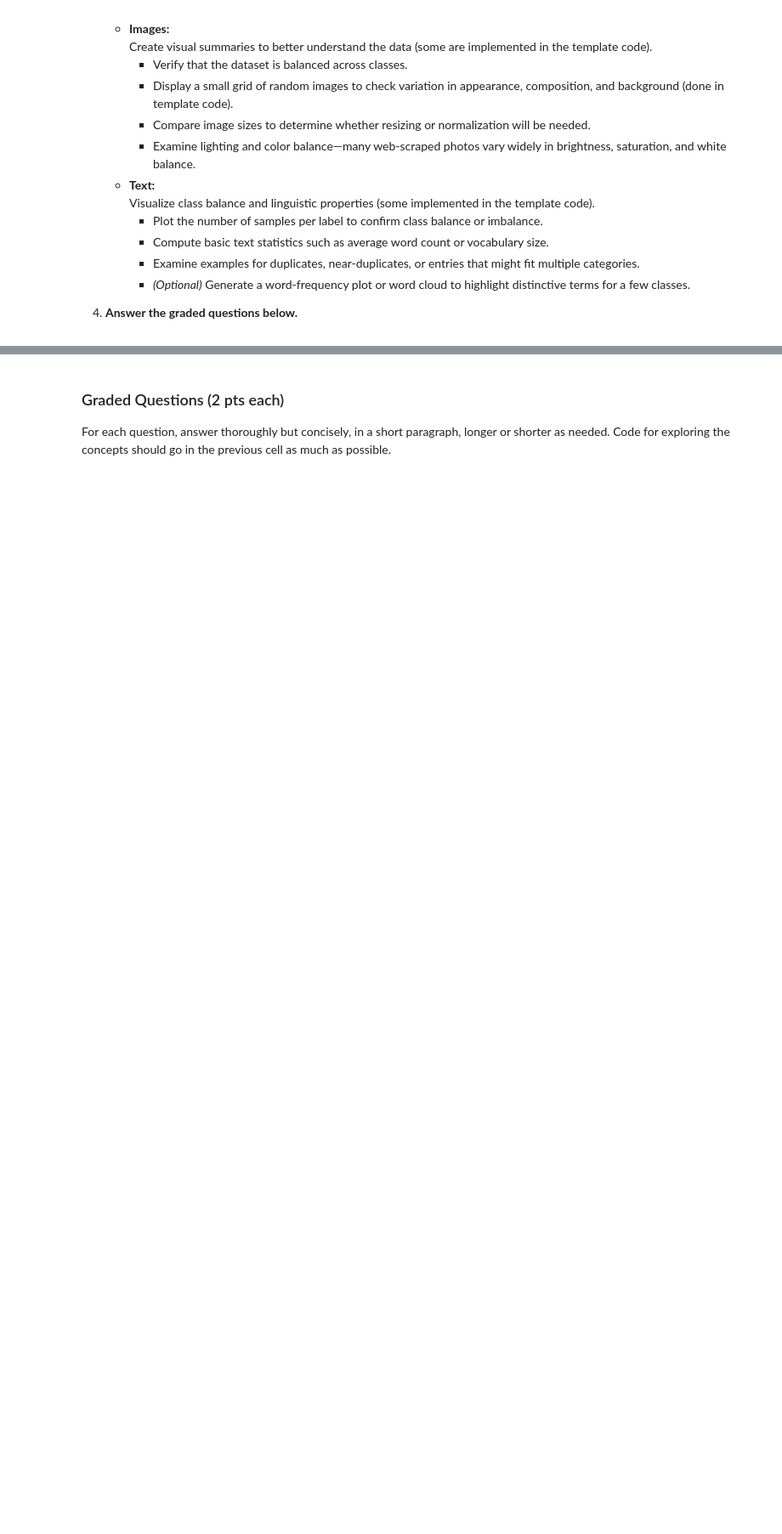
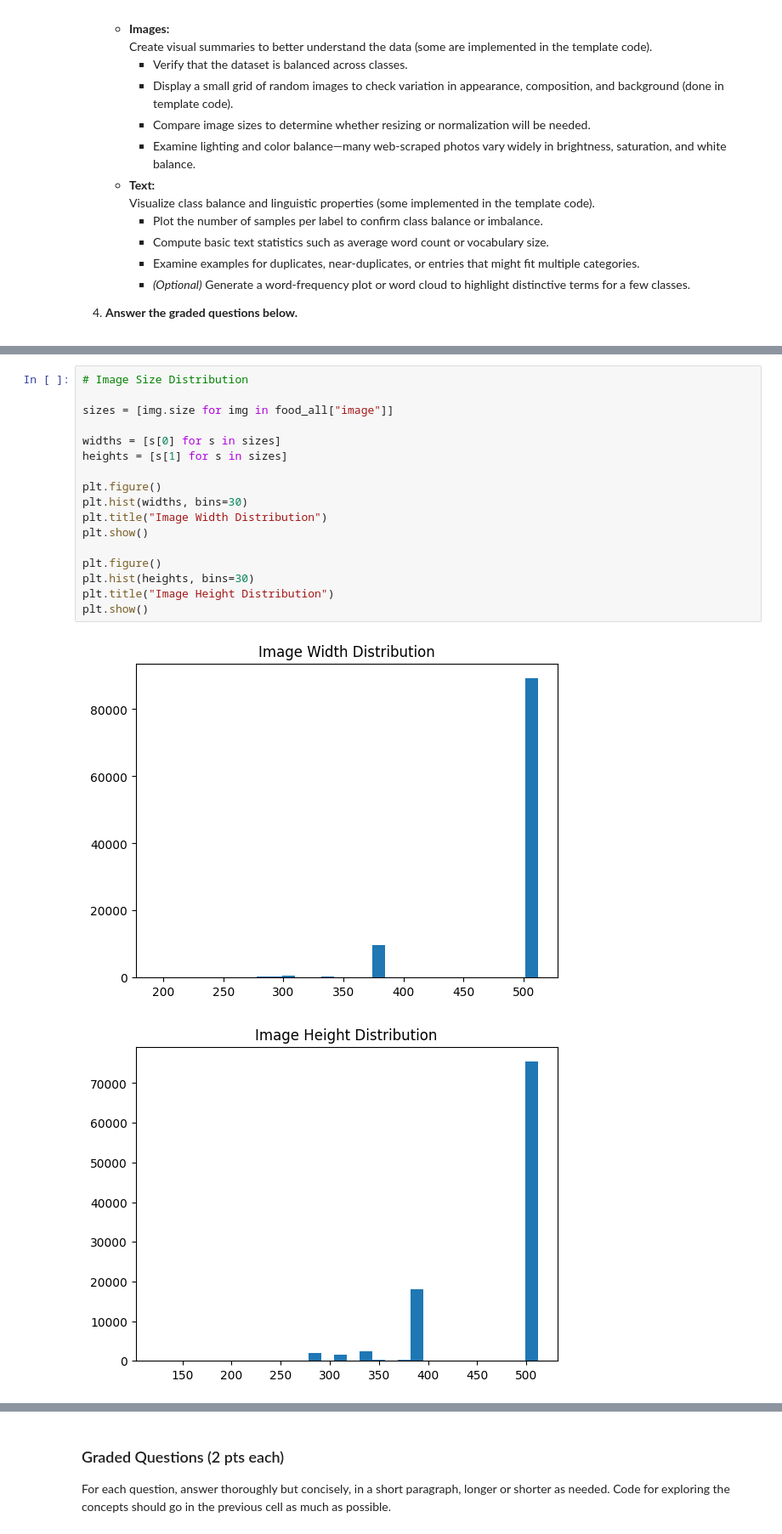
Before and after one commit to tlevash23/MachineLearning703, a Jupyter notebook: Milestone_01.ipynb, the cells around one changed output, grey strips where cells are left out. Shown at 85% size. Cells and saved outputs as stored; diff of their text form; blank space fills up the shorter version.

```diff
--- a/Milestone_01.ipynb
+++ b/Milestone_01.ipynb
@@ -385,0 +445,20 @@ By the end of this Milestone notebook, you should be able to explain what makes
+# %%
+# Image Size Distribution
+
+sizes = [img.size for img in food_all["image"]]
+
+widths = [s[0] for s in sizes]
+heights = [s[1] for s in sizes]
+
+plt.figure()
+plt.hist(widths, bins=30)
+plt.title("Image Width Distribution")
+plt.show()
+
+plt.figure()
+plt.hist(heights, bins=30)
+plt.title("Image Height Distribution")
+plt.show()
+# %% [output]
+[figure, added]
+[figure, added]
```
Also changed, not shown: parts of 13 cells of this notebook.
